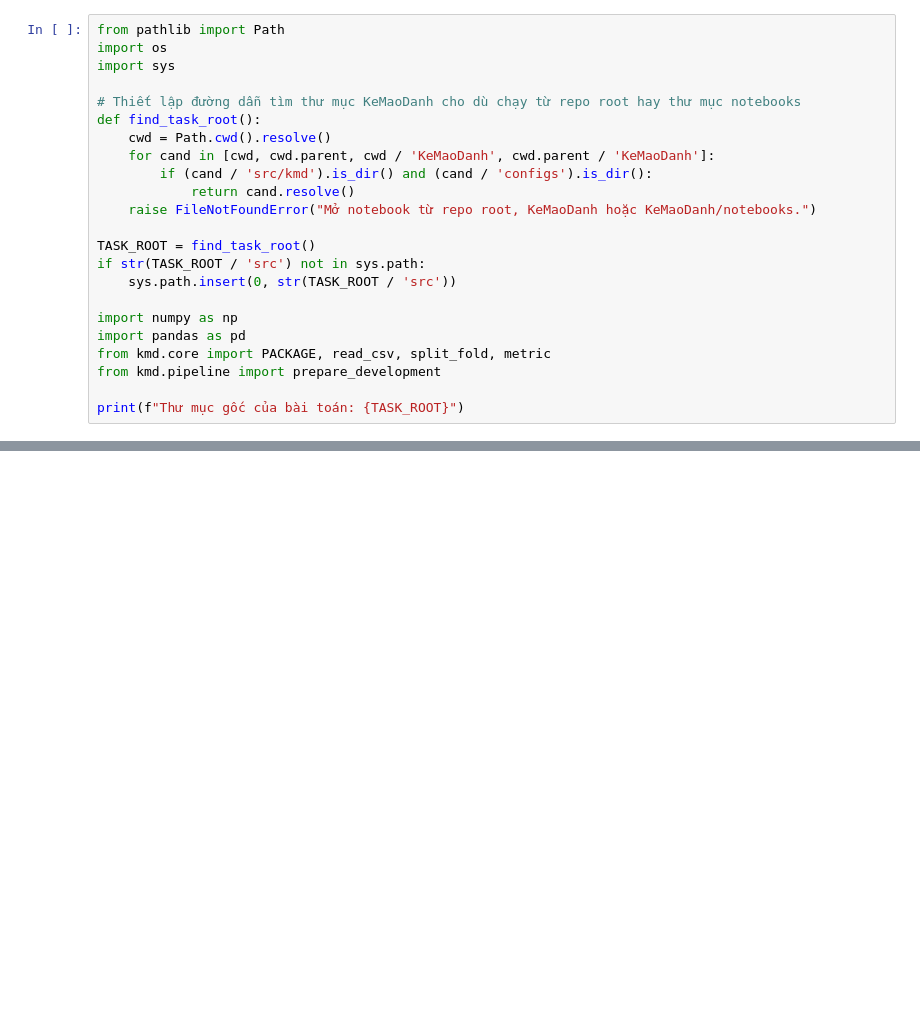
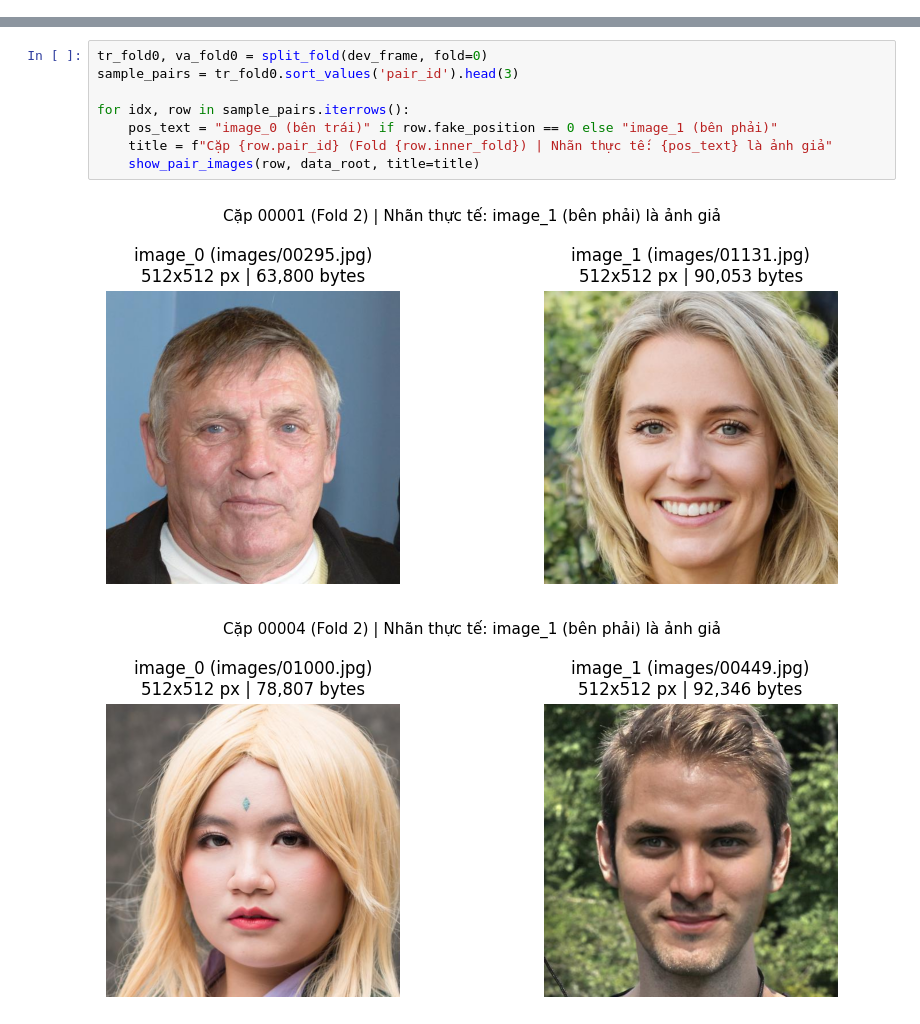
Before and after one commit to Purin1410/Olympic_AI_PTIT_2026_preliminary_round, a Jupyter notebook: KeMaoDanh/notebooks/00_problem_and_data.ipynb, the cells around one changed output, grey strips where cells are left out. Cells and saved outputs as stored; diff of their text form; blank space fills up the shorter version.

Commit message:
Publish full real-data teaching pipeline

```diff
--- a/KeMaoDanh/notebooks/00_problem_and_data.ipynb
+++ b/KeMaoDanh/notebooks/00_problem_and_data.ipynb
@@ -22,23 +0,0 @@ Lưu ý: Chúng ta không có thông tin về cơ chế ghép cặp ban đầu c
-# %%
-from pathlib import Path
-import os
-import sys
-
-# Thiết lập đường dẫn tìm thư mục KeMaoDanh cho dù chạy từ repo root hay thư mục notebooks
-def find_task_root():
-    cwd = Path.cwd().resolve()
-    for cand in [cwd, cwd.parent, cwd / 'KeMaoDanh', cwd.parent / 'KeMaoDanh']:
-        if (cand / 'src/kmd').is_dir() and (cand / 'configs').is_dir():
-            return cand.resolve()
-    raise FileNotFoundError("Mở notebook từ repo root, KeMaoDanh hoặc KeMaoDanh/notebooks.")
-
-TASK_ROOT = find_task_root()
-if str(TASK_ROOT / 'src') not in sys.path:
-    sys.path.insert(0, str(TASK_ROOT / 'src'))
-
-import numpy as np
-import pandas as pd
-from kmd.core import PACKAGE, read_csv, split_fold, metric
-from kmd.pipeline import prepare_development
-
-print(f"Thư mục gốc của bài toán: {TASK_ROOT}")
@@ -161,0 +99,11 @@ Bằng mắt thường, sự khác biệt giữa hai ảnh có thể rất khó
+# %%
+tr_fold0, va_fold0 = split_fold(dev_frame, fold=0)
+sample_pairs = tr_fold0.sort_values('pair_id').head(3)
+
+for idx, row in sample_pairs.iterrows():
+    pos_text = "image_0 (bên trái)" if row.fake_position == 0 else "image_1 (bên phải)"
+    title = f"Cặp {row.pair_id} (Fold {row.inner_fold}) | Nhãn thực tế: {pos_text} là ảnh giả"
+    show_pair_images(row, data_root, title=title)
+# %% [output]
+[figure, added]
+[figure, added]
```
Also changed, not shown: parts of 24 cells of this notebook, 52 other files.
